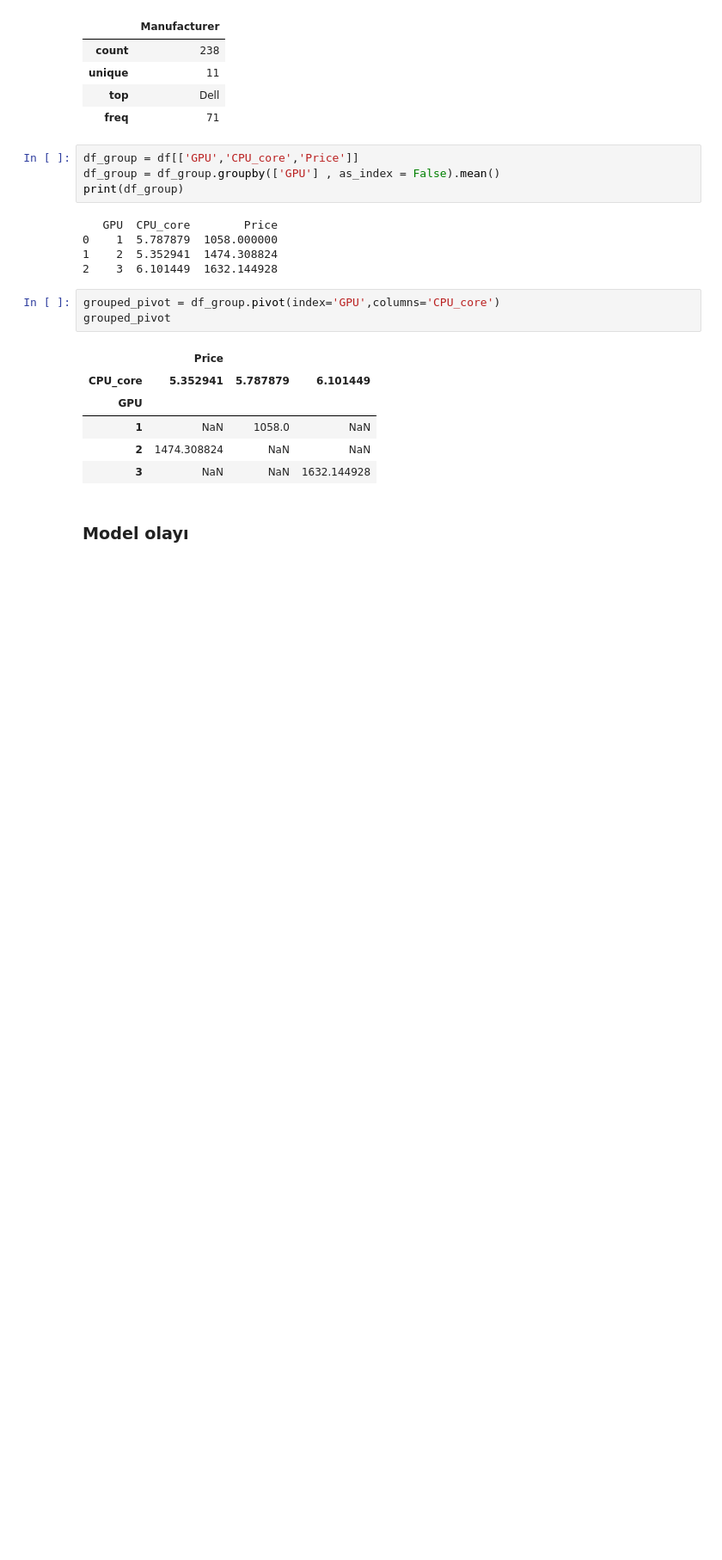
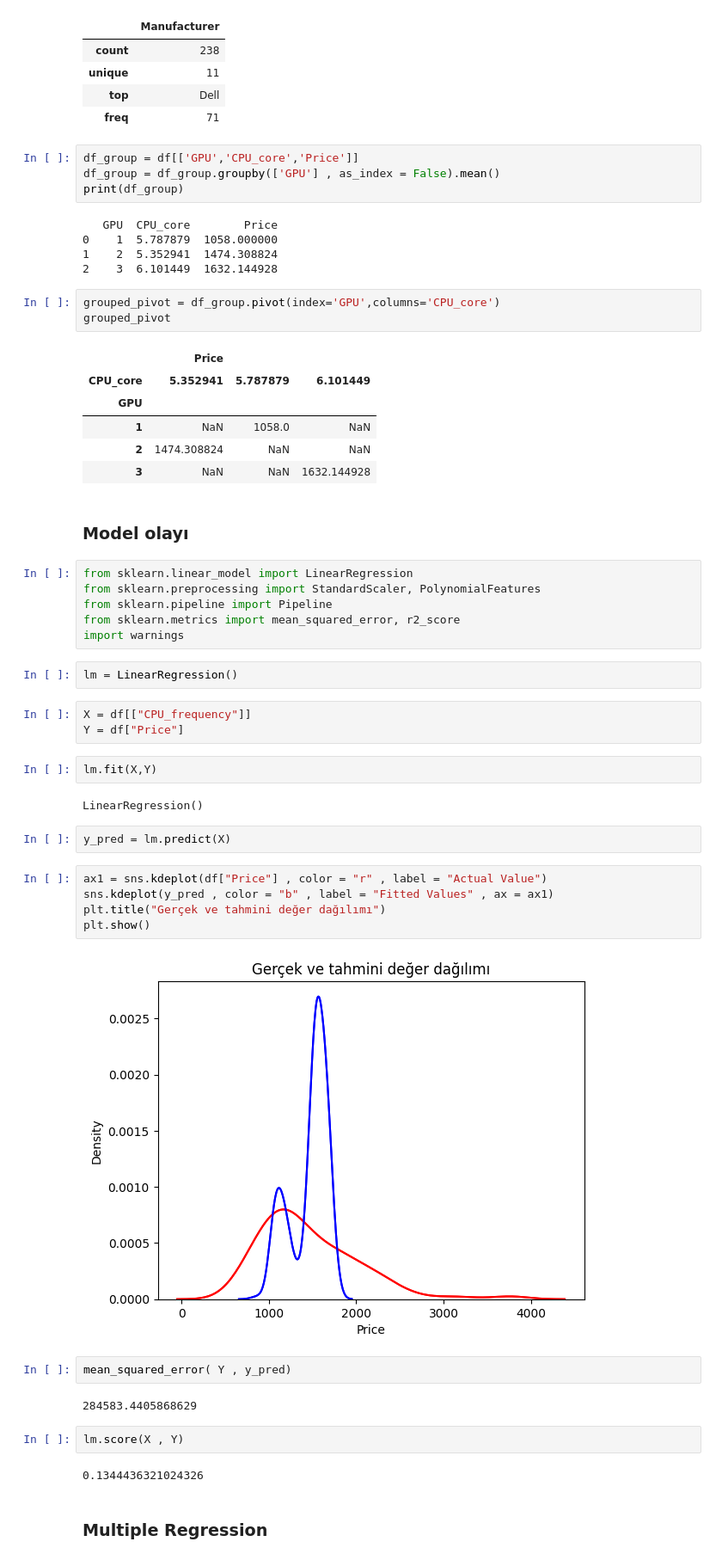
Before and after one commit to MachineTi-lab/IBM-Data-analysis-with-Python, a Jupyter notebook: IBM_LAB2.ipynb, the cells around one changed output. Shown at 86% size. Drawn from its saved outputs; the diff is of its cells as text; blank space fills up the shorter version.

Commit message:
Pipeline

```diff
--- a/IBM_LAB2.ipynb
+++ b/IBM_LAB2.ipynb
@@ -196,3 +196,37 @@ grouped_pivot
 | 3 | NaN | NaN | 1632.144928 |
 # %% [markdown]
 ### Model olayı
+# %%
+from sklearn.linear_model import LinearRegression
+from sklearn.preprocessing import StandardScaler, PolynomialFeatures
+from sklearn.pipeline import Pipeline
+from sklearn.metrics import mean_squared_error, r2_score
+import warnings
+# %%
+lm = LinearRegression()
+# %%
+X = df[["CPU_frequency"]]
+Y = df["Price"]
+# %%
+lm.fit(X,Y)
+# %% [output]
+LinearRegression()
+# %%
+y_pred = lm.predict(X)
+# %%
+ax1 = sns.kdeplot(df["Price"] , color = "r" , label = "Actual Value")
+sns.kdeplot(y_pred , color = "b" , label = "Fitted Values" , ax = ax1)
+plt.title("Gerçek ve tahmini değer dağılımı")
+plt.show()
+# %% [output]
+[figure, added]
+# %%
+mean_squared_error( Y , y_pred)
+# %% [output]
+284583.4405868629
+# %%
+lm.score(X , Y)
+# %% [output]
+0.1344436321024326
+# %% [markdown]
+### Multiple Regression
```
Also changed, not shown: parts of 12 cells of this notebook.
